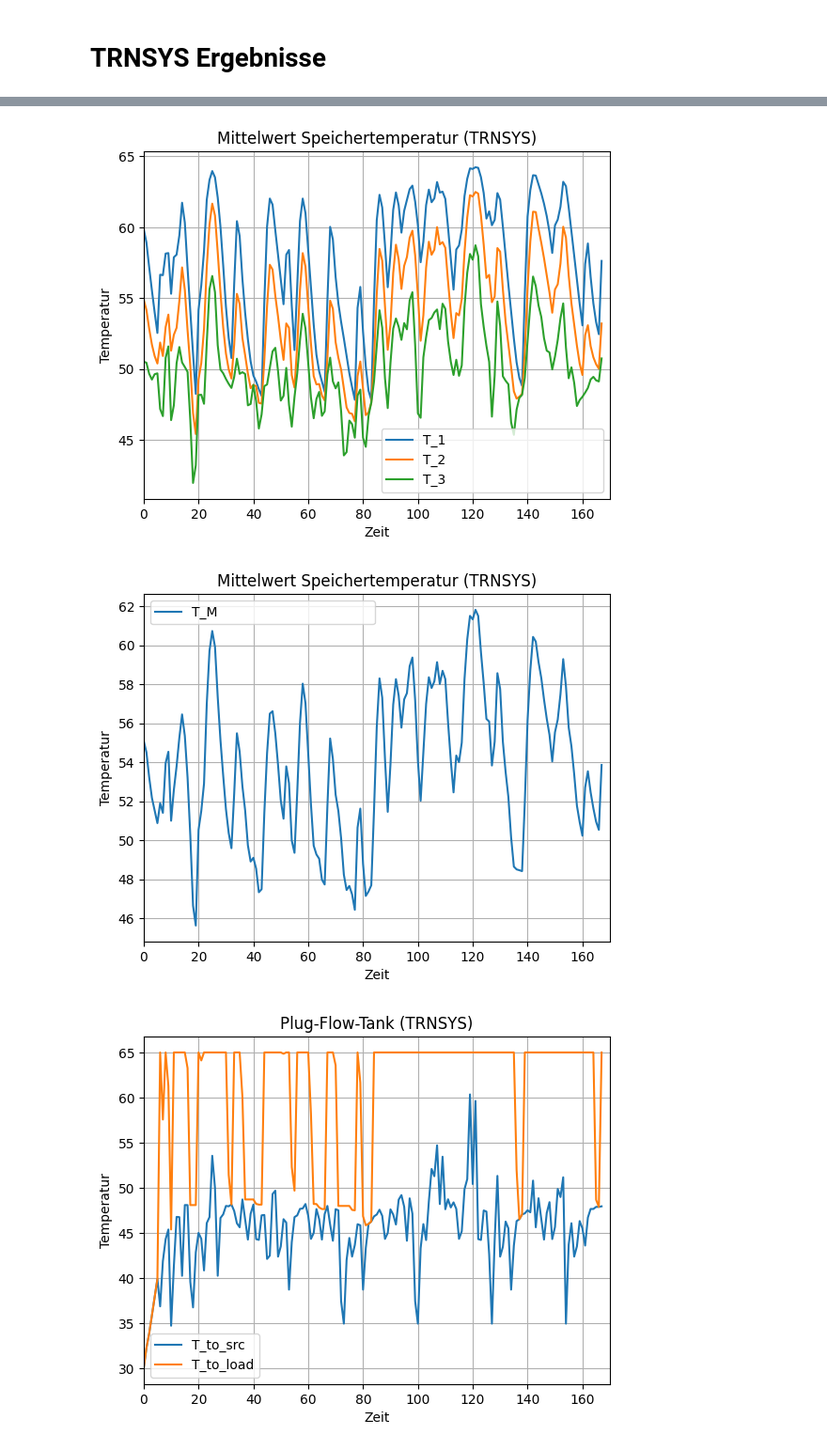
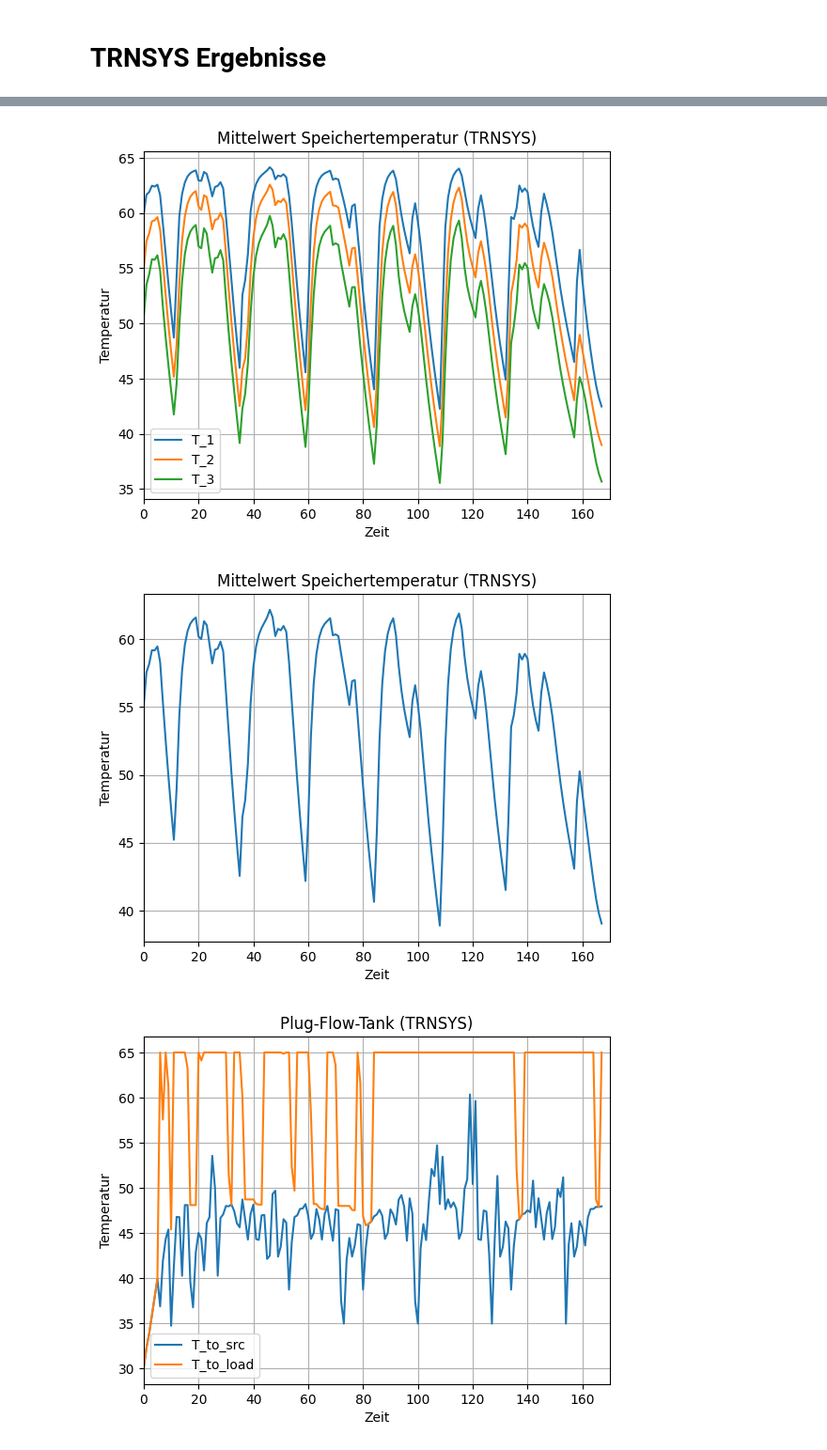
Before and after one commit to choffma8/masterprojektWaermespeicher, a Jupyter notebook: modellierungKonstanterVolumenspeicher.ipynb, the cells around one changed output, grey strips where cells are left out. Shown at 94% size. Drawn from its saved outputs; the diff is of its cells as text; code cells hidden in the pictures.

```diff
--- a/modellierungKonstanterVolumenspeicher.ipynb
+++ b/modellierungKonstanterVolumenspeicher.ipynb
@@ -325,3 +325,30 @@ print(f"Kosten Netzbezug durch WP: {total_cost_grid:.2f} €")
 Kosten Netzbezug durch WP: 99.79 €
 # %% [markdown]
 # TRNSYS Ergebnisse
+# %%
+TRNSYSinputs = [
+    "Inputs/TRNSYS/TRNSYSMassenstromHausseitig.csv",
+    "Inputs/TRNSYS/TRNSYSRaumwärmebedarf.csv",
+    "Inputs/TRNSYS/TRNSYSRücklauftemperatur.csv",
+    "Inputs/TRNSYS/TRNSYSspeichermitteltemperatur.csv",
+    "Inputs/TRNSYS/TRNSYSspeicherschichttemperaturen.csv",
+    "Inputs/TRNSYS/TRNSYSWärmepumpe.csv"
+]
+
+df_liste = []
+
+for f in TRNSYSinputs:
+    df = pd.read_csv(f, encoding='latin1', skipinitialspace=True, engine='python', quoting=3, sep=',')
+    df.columns = df.columns.str.strip()
+    df = df.loc[:, ~df.columns.str.contains('^Unnamed')]
+
+    if 'TIME' in df.columns:
+        df = df[pd.to_numeric(df['TIME'], errors='coerce').notnull()]
+        df = df.apply(pd.to_numeric, errors='coerce')
+        df['TIME'] = df['TIME'].round(2)
+        df = df.set_index('TIME')
+
+    df_liste.append(df)
+
+TRNSYSdata = pd.concat(df_liste, axis=1).sort_index().reset_index()
+TRNSYSdata
@@ -328,27 +369,17 @@ Kosten Netzbezug durch WP: 99.79 €
 # %%
-# Einlesen der CSV-Datei mit den Speicherschichttemperaturen (TRNSYS)
-TRNSYS_T_s = pd.read_csv('Inputs/TRNSYSspeicherschichttemperaturen.csv', skiprows=[1], encoding='latin1')
-
-TRNSYS_T_s = TRNSYS_T_s.dropna(axis=1, how='all')
-TRNSYS_T_s = TRNSYS_T_s.drop(TRNSYS_T_s.columns[0], axis=1)
-
-TRNSYS_T_s
+TRNSYS_T_s = TRNSYSdata[['T_1', 'T_2', 'T_3']].copy()
 
 TRNSYS_T_s.plot()
 plt.title('Mittelwert Speichertemperatur (TRNSYS)')
 plt.xlabel('Zeit')
 plt.ylabel('Temperatur')
 plt.xlim(0, 170)
 plt.grid()
-
 plt.show()
 # %% [output]
-[figure, old version]
+[figure, new version]
 # %%
-# Einlesen der CSV-Datei mit der Speichermitteltemperatur (TRNSYS)
-TRNSYS_T_m = pd.read_csv('Inputs/TRNSYSspeichermitteltemperatur.csv', skiprows=[1], encoding='latin1')
-TRNSYS_T_m = TRNSYS_T_m.dropna(axis=1, how='all')
-TRNSYS_T_m = TRNSYS_T_m.drop(TRNSYS_T_m.columns[0], axis=1)
+TRNSYS_T_m = TRNSYSdata['T_M'].copy()
 
 TRNSYS_T_m.plot()
 plt.title('Mittelwert Speichertemperatur (TRNSYS)')
@@ -359,6 +390,6 @@ plt.grid()
 plt.savefig('Outputs/speicherschicht_m_trnsys.png')
 plt.show()
 # %% [output]
-[figure, old version]
+[figure, new version]
 # %%
 # Einlesen der CSV-Datei des Plug-Flow-Tanks (TRNSYS)
```
Also changed, not shown: parts of 15 cells of this notebook, 14 other files.
